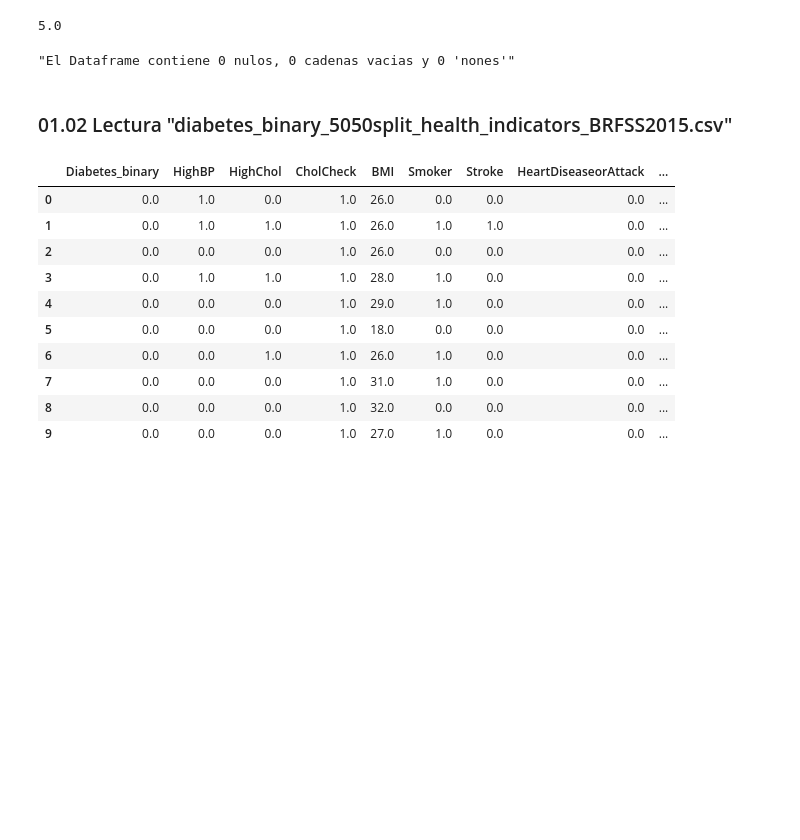
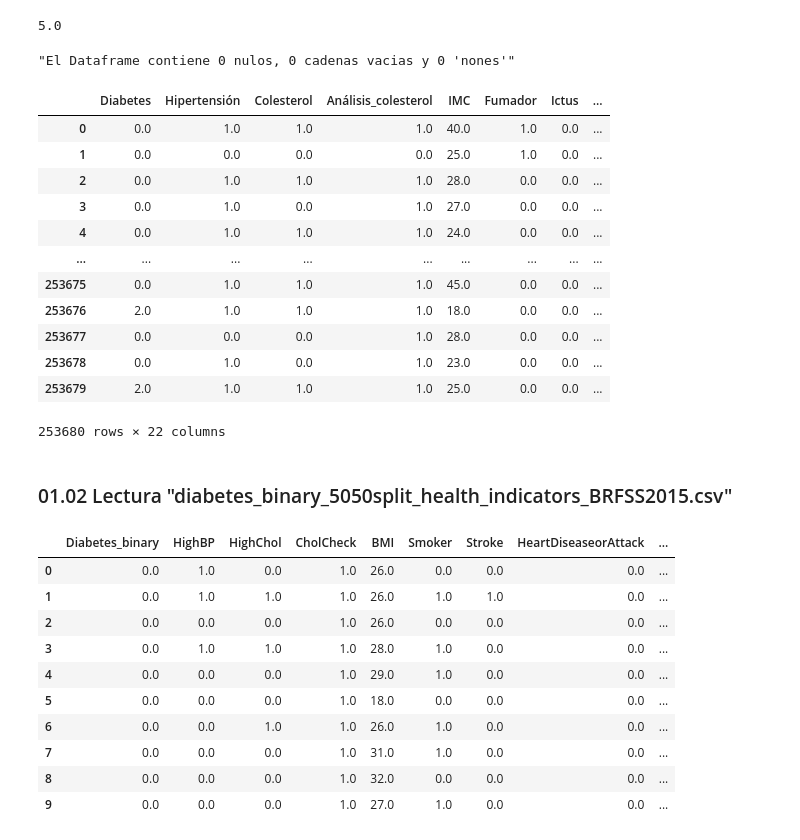
Before and after one commit to alexia-gm/Diabetes, a Jupyter notebook: prediccion_diabetes.ipynb, the cells around one changed output. Saved outputs shown, nothing was run; the diff lists cells and outputs as text; code cells hidden in the pictures; blank space fills up the shorter version.

```diff
--- a/prediccion_diabetes.ipynb
+++ b/prediccion_diabetes.ipynb
@@ -152,6 +159,22 @@ indicadores_df_1['Salud_general'].max()
 informar_dfs(indicadores_df_1)
 # %% [output]
 "El Dataframe contiene 0 nulos, 0 cadenas vacias y 0 'nones'"
+# %%
+indicadores_df_1
+# %% [output]
+|  | Diabetes | Hipertensión | Colesterol | Análisis_colesterol | IMC | Fumador | Ictus | ... |
+| 0 | 0.0 | 1.0 | 1.0 | 1.0 | 40.0 | 1.0 | 0.0 | ... |
+| 1 | 0.0 | 0.0 | 0.0 | 0.0 | 25.0 | 1.0 | 0.0 | ... |
+| 2 | 0.0 | 1.0 | 1.0 | 1.0 | 28.0 | 0.0 | 0.0 | ... |
+| 3 | 0.0 | 1.0 | 0.0 | 1.0 | 27.0 | 0.0 | 0.0 | ... |
+| 4 | 0.0 | 1.0 | 1.0 | 1.0 | 24.0 | 0.0 | 0.0 | ... |
+| ... | ... | ... | ... | ... | ... | ... | ... | ... |
+| 253675 | 0.0 | 1.0 | 1.0 | 1.0 | 45.0 | 0.0 | 0.0 | ... |
+| 253676 | 2.0 | 1.0 | 1.0 | 1.0 | 18.0 | 0.0 | 0.0 | ... |
+| 253677 | 0.0 | 0.0 | 0.0 | 1.0 | 28.0 | 0.0 | 0.0 | ... |
+| 253678 | 0.0 | 1.0 | 0.0 | 1.0 | 23.0 | 0.0 | 0.0 | ... |
+| 253679 | 2.0 | 1.0 | 1.0 | 1.0 | 25.0 | 0.0 | 0.0 | ... |
+253680 rows × 22 columns
 # %% [markdown]
 ### 01.02 Lectura "diabetes_binary_5050split_health_indicators_BRFSS2015.csv"
 # %%
```
Also changed, not shown: parts of 16 cells of this notebook, 1 other file.
